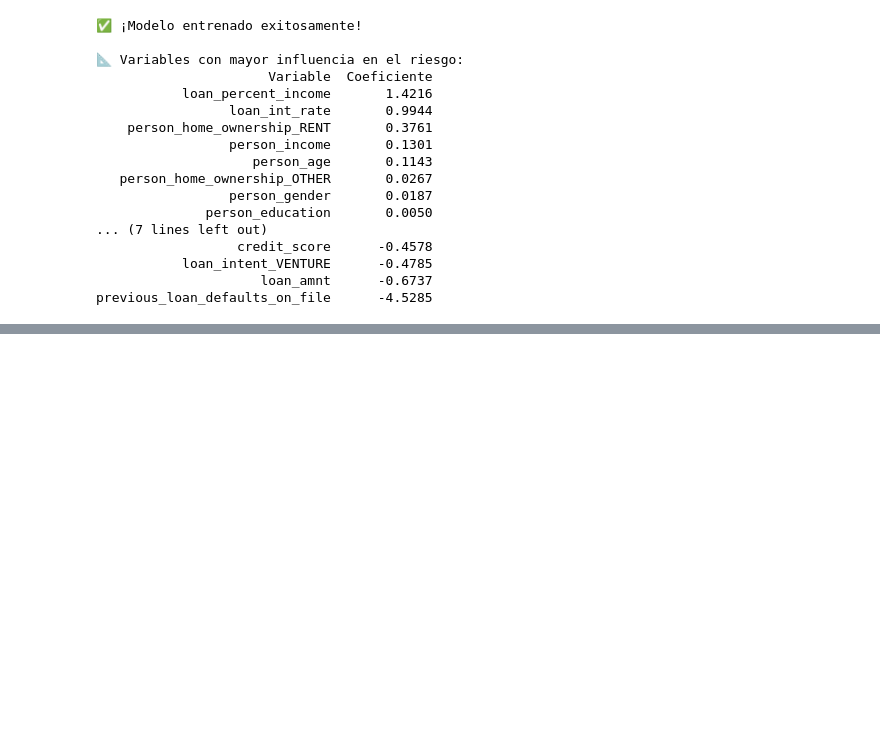
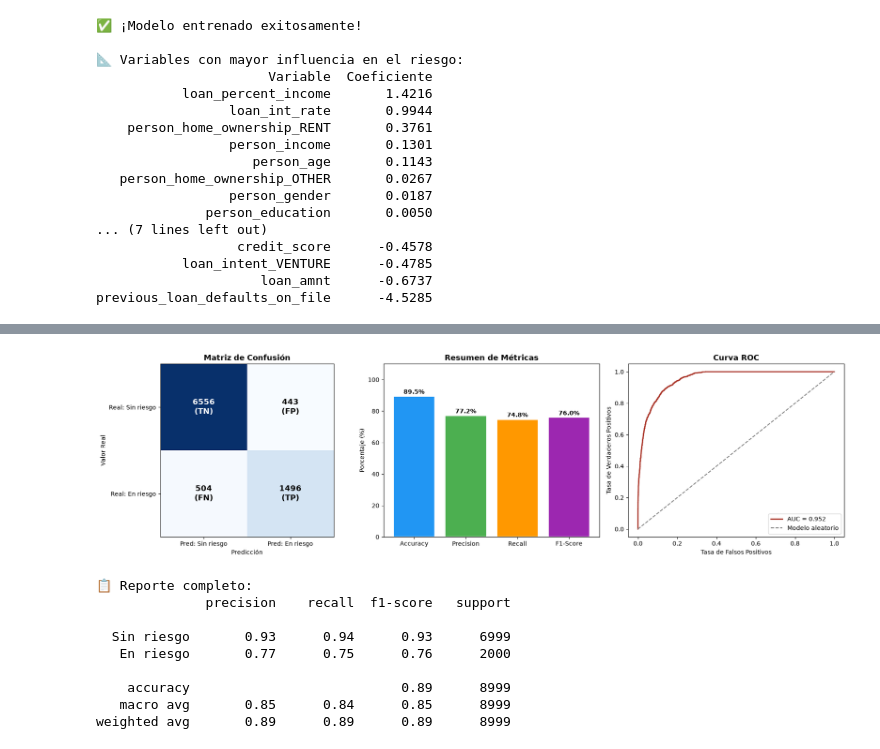
Before and after one commit to karlahp/dataops-loan-pipeline, a Jupyter notebook: notebooks/4_entrenamiento_modelo.ipynb, the cells around one changed output, grey strips where cells are left out. Drawn from its saved outputs; the diff is of its cells as text; code cells hidden in the pictures; blank space fills up the shorter version.

Commit message:
evaluación del modelo con métricas y curva ROC

```diff
--- a/notebooks/4_entrenamiento_modelo.ipynb
+++ b/notebooks/4_entrenamiento_modelo.ipynb
@@ -339,0 +344,20 @@ previous_loan_defaults_on_file      -4.5285
+# %%
+y_pred = modelo.predict(X_test_scaled)
+y_proba = modelo.predict_proba(X_test_scaled)[:, 1]
+
+accuracy  = accuracy_score(y_test, y_pred)
+precision = precision_score(y_test, y_pred)
+recall    = recall_score(y_test, y_pred)
+f1        = f1_score(y_test, y_pred)
+auc       = roc_auc_score(y_test, y_proba)
+gini      = 2 * auc - 1
+
+print('📊 MÉTRICAS DE EVALUACIÓN — Regresión Logística')
+print('=' * 45)
+print(f'  Accuracy  (Exactitud) : {accuracy*100:.1f}%')
+print(f'  Precision             : {precision*100:.1f}%')
+print(f'  Recall (Sensibilidad) : {recall*100:.1f}%')
+print(f'  F1-Score              : {f1*100:.1f}%')
+print(f'  AUC (curva ROC)       : {auc:.3f}')
+print(f'  Coeficiente de Gini   : {gini:.3f}')
+print('=' * 45)
@@ -339,0 +374,56 @@ previous_loan_defaults_on_file      -4.5285
+# %%
+cm = confusion_matrix(y_test, y_pred)
+
+fig, axes = plt.subplots(1, 3, figsize=(18, 5))
+
+# Matriz de confusión
+axes[0].imshow(cm, interpolation='nearest', cmap='Blues')
+axes[0].set_title('Matriz de Confusión', fontsize=13, fontweight='bold')
+axes[0].set_xticks([0, 1]); axes[0].set_yticks([0, 1])
+axes[0].set_xticklabels(['Pred: Sin riesgo', 'Pred: En riesgo'])
+axes[0].set_yticklabels(['Real: Sin riesgo', 'Real: En riesgo'])
+axes[0].set_ylabel('Valor Real'); axes[0].set_xlabel('Predicción')
+etiquetas = [['TN', 'FP'], ['FN', 'TP']]
+for i in range(2):
+    for j in range(2):
+        axes[0].text(j, i, f'{cm[i, j]}\n({etiquetas[i][j]})',
+                     ha='center', va='center', fontsize=13, fontweight='bold',
+                     color='white' if cm[i, j] > cm.max()/2 else 'black')
+
+# Barras de métricas
+metricas_nombres = ['Accuracy', 'Precision', 'Recall', 'F1-Score']
+valores = [accuracy, precision, recall, f1]
+colores_m = ['#2196F3', '#4CAF50', '#FF9800', '#9C27B0']
+bars = axes[1].bar(metricas_nombres, [v*100 for v in valores], color=colores_m, edgecolor='white', linewidth=1.5)
+axes[1].set_ylim(0, 110); axes[1].set_ylabel('Porcentaje (%)')
+axes[1].set_title('Resumen de Métricas', fontsize=13, fontweight='bold')
+for bar, val in zip(bars, valores):
+    axes[1].text(bar.get_x() + bar.get_width()/2, bar.get_height() + 1.5,
+                 f'{val*100:.1f}%', ha='center', fontweight='bold', fontsize=10)
+
+# Curva ROC
+fpr, tpr, _ = roc_curve(y_test, y_proba)
+axes[2].plot(fpr, tpr, color='#A93226', linewidth=2, label=f'AUC = {auc:.3f}')
+axes[2].plot([0,1],[0,1], linestyle='--', color='gray', label='Modelo aleatorio')
+axes[2].set_xlabel('Tasa de Falsos Positivos')
+axes[2].set_ylabel('Tasa de Verdaderos Positivos')
+axes[2].set_title('Curva ROC', fontsize=13, fontweight='bold')
+axes[2].legend(loc='lower right')
+
+plt.tight_layout()
+plt.show()
+
+print()
+print('📋 Reporte completo:')
+print(classification_report(y_test, y_pred, target_names=['Sin riesgo', 'En riesgo']))
+# %% [output]
+[figure, added]
+📋 Reporte completo:
+              precision    recall  f1-score   support
+
+  Sin riesgo       0.93      0.94      0.93      6999
+   En riesgo       0.77      0.75      0.76      2000
+
+    accuracy                           0.89      8999
+   macro avg       0.85      0.84      0.85      8999
+weighted avg       0.89      0.89      0.89      8999
```
Also changed, not shown: parts of 2 cells of this notebook.
